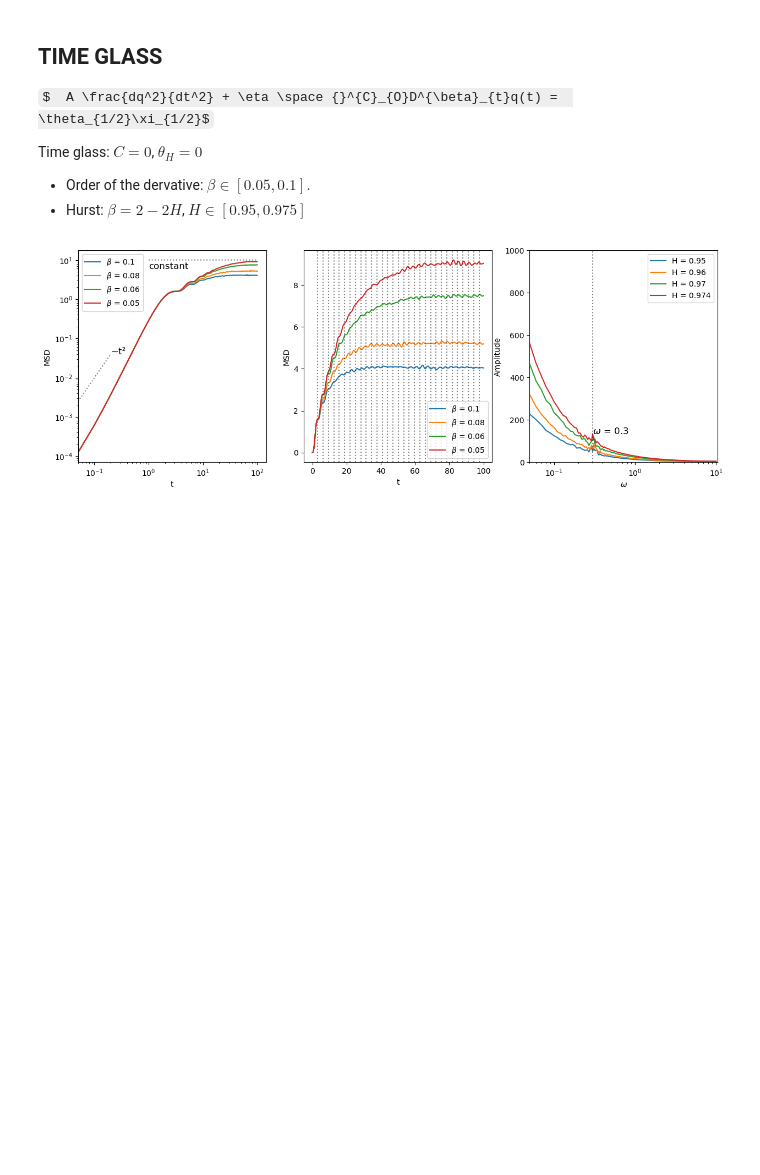
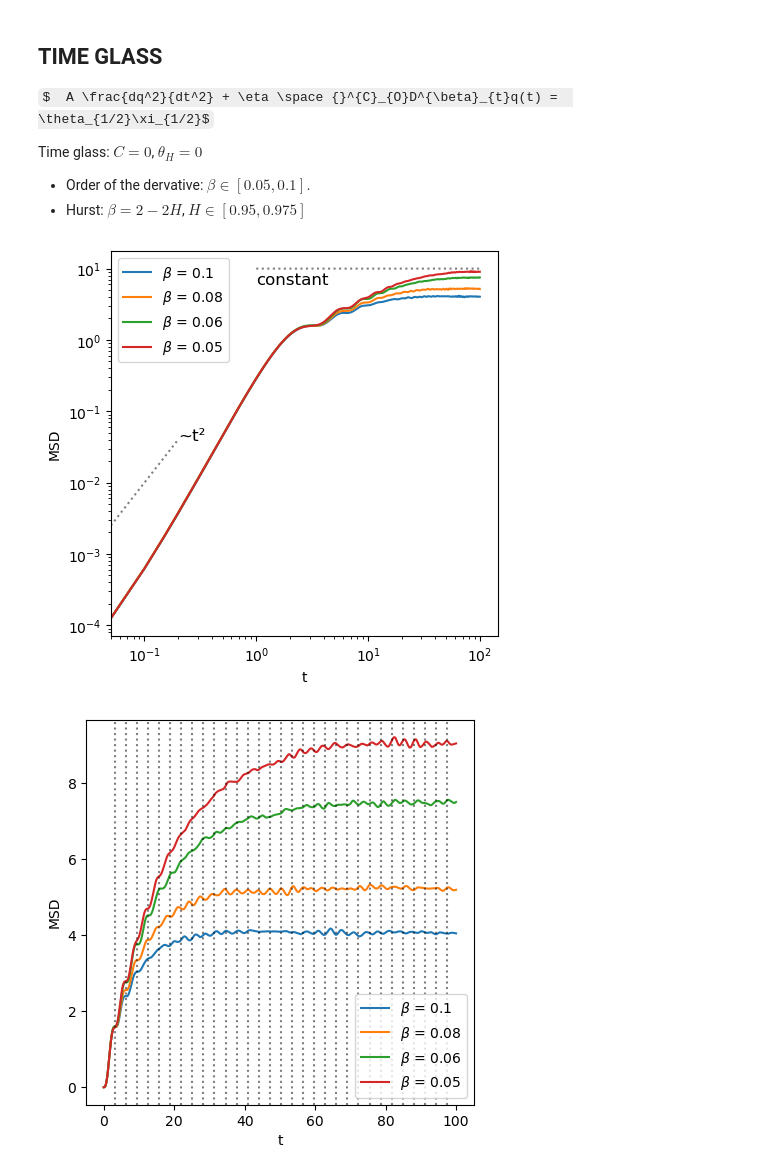
Before and after one commit to davidsantiagoquevedo/fractional-langevin-equations, a Jupyter notebook: analysis/poster_results.ipynb, the cells around one changed output. Cells and saved outputs as stored; diff of their text form; code cells hidden in the pictures; some formulas as TeX source; blank space fills up the shorter version.

```diff
--- a/analysis/poster_results.ipynb
+++ b/analysis/poster_results.ipynb
@@ -245,53 +248,51 @@ C = 0.0
 theta_H = 0.0
 theta_12 = 1.0
 
 task_set = ["001", "002"]
 
-fig, ax = plt.subplots(1,3, figsize = (15,5))
+fig0, ax0 = plt.subplots(1,1, figsize = (5,5))
+
+fig1, ax1 = plt.subplots(1,1, figsize = (5,5))
 
 H = 0.95
 df_msd = get_msd(A, eta, C, theta_12, theta_H, H, avg, h, task_set)
 df_ft = get_ft(df_msd, h, T)
 df_freq = get_freq(df_ft)
-plot_msd(ax[0], df_msd, H, log = True, beta = True)
-plot_msd(ax[1], df_msd, H, beta = True)
-plot_fft(ax[2], df_ft, H)
+plot_msd(ax0, df_msd, H, log = True, beta = True)
+plot_msd(ax1, df_msd, H, beta = True)
 
 
 H = 0.96
 df_msd = get_msd(A, eta, C, theta_12, theta_H, H, avg, h, task_set)
 df_ft = get_ft(df_msd, h, T)
 df_freq = get_freq(df_ft)
-plot_msd(ax[0], df_msd, H, log = True, beta = True)
-plot_msd(ax[1], df_msd, H, beta = True)
-plot_fft(ax[2], df_ft, H)
+plot_msd(ax0, df_msd, H, log = True, beta = True)
+plot_msd(ax1, df_msd, H, beta = True)
 
 H = 0.97
 df_msd = get_msd(A, eta, C, theta_12, theta_H, H, avg, h, task_set)
 df_ft = get_ft(df_msd, h, T)
 df_freq = get_freq(df_ft)
-plot_msd(ax[0], df_msd, H, log = True, beta = True)
-plot_msd(ax[1], df_msd, H, beta = True)
-plot_fft(ax[2], df_ft, H)
+plot_msd(ax0, df_msd, H, log = True, beta = True)
+plot_msd(ax1, df_msd, H, beta = True)
 
 H = 0.974
 df_msd = get_msd(A, eta, C, theta_12, theta_H, H, avg, h, task_set)
 df_ft = get_ft(df_msd, h, T)
 df_freq = get_freq(df_ft,0.975).tail(1)
-plot_msd(ax[0], df_msd, H, log = True, beta = True)
-plot_msd(ax[1], df_msd, H, beta = True)
-plot_fft(ax[2], df_ft, H)
+plot_msd(ax0, df_msd, H, log = True, beta = True)
+plot_msd(ax1, df_msd, H, beta = True)
 
-add_trend(ax[0], x0 = h, xf = 0.2, func = t2, text = "~t²", xtext = 0.2)
-add_trend(ax[0], x0 = 1, xf = 100, func = constant, text = "constant", xtext = 1, dy = -4)
+add_trend(ax0, x0 = h, xf = 0.2, func = t2, text = "~t²", xtext = 0.2)
+add_trend(ax0, x0 = 1, xf = 100, func = constant, text = "constant", xtext = 1, dy = -4)
 
-add_freq(ax[2], df_freq, dy = 150)
-add_freq_grid(ax[1], 1/np.pi, T)#df_freq.iloc[2].fr, T)
+add_freq_grid(ax1, 1/np.pi, T)
 
-ax[0].set_xlim(xmin = h)
-ax[2].set_xlim(xmin = h)
-ax[2].set_ylim(ymin = 0, ymax = 1000)
-ax[2].set_xscale("log")
-fig.savefig("../outs/time-glass.png", dpi = 1000)
+ax0.set_xlim(xmin = h)
+ax0.legend(loc = "upper left")
+
+fig0.savefig("../outs/msd-time-glass.png", dpi = 1000)
+fig1.savefig("../outs/oscilations-time-glass.png", dpi = 1000)
 # %% [output]
-[figure, old version]
+[figure, new version]
+[figure, added]
```
Also changed, not shown: parts of 2 cells of this notebook, 4 other files.
